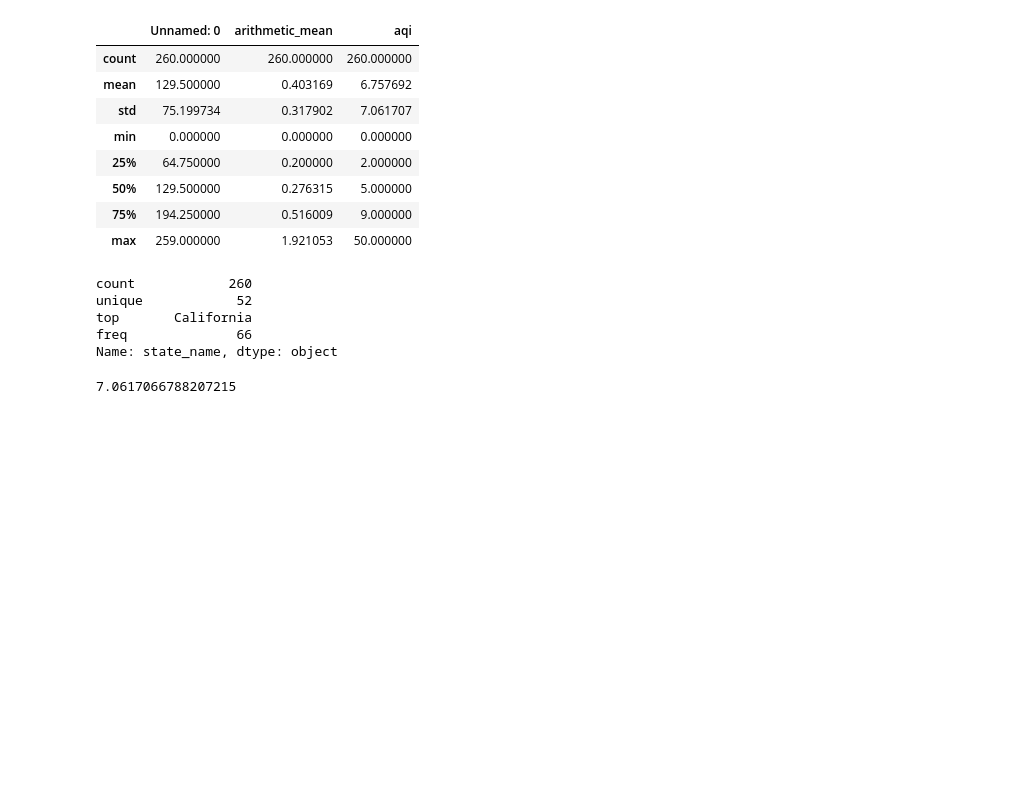
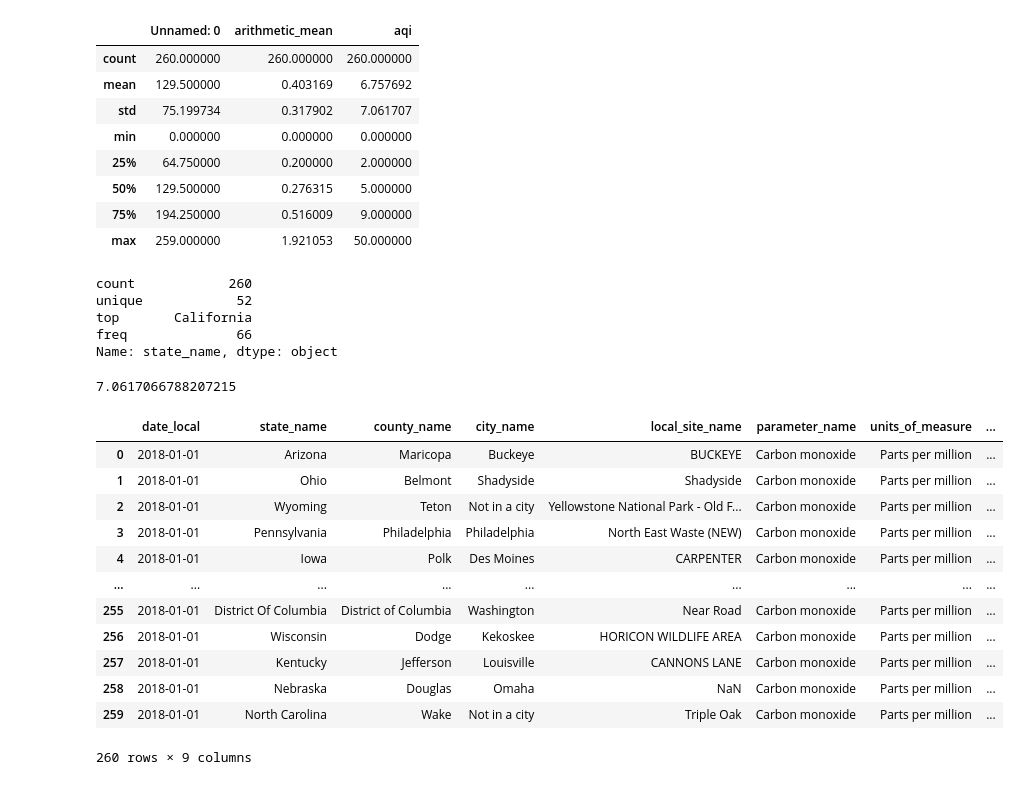
Before and after one commit to OtakuGod0/Data-Science, a Jupyter notebook: Statistics/statistics.ipynb, the cells around one changed output. Cells and saved outputs as stored; diff of their text form; code cells hidden in the pictures; blank space fills up the shorter version.

```diff
--- a/Statistics/statistics.ipynb
+++ b/Statistics/statistics.ipynb
@@ -50,3 +50,24 @@ Name: state_name, dtype: object
 df['aqi'].std()
 # %% [output]
 7.0617066788207215
+# %%
+import pandas as pd
+import numpy as np
+from scipy import stats
+
+df = pd.read_csv("c4_epa_air_quality.csv", index_col = 0)
+df
+# %% [output]
+|  | date_local | state_name | county_name | city_name | local_site_name | parameter_name | units_of_measure | ... |
+| 0 | 2018-01-01 | Arizona | Maricopa | Buckeye | BUCKEYE | Carbon monoxide | Parts per million | ... |
+| 1 | 2018-01-01 | Ohio | Belmont | Shadyside | Shadyside | Carbon monoxide | Parts per million | ... |
+| 2 | 2018-01-01 | Wyoming | Teton | Not in a city | Yellowstone National Park - Old F... | Carbon monoxide | Parts per million | ... |
+| 3 | 2018-01-01 | Pennsylvania | Philadelphia | Philadelphia | North East Waste (NEW) | Carbon monoxide | Parts per million | ... |
+| 4 | 2018-01-01 | Iowa | Polk | Des Moines | CARPENTER | Carbon monoxide | Parts per million | ... |
+| ... | ... | ... | ... | ... | ... | ... | ... | ... |
+| 255 | 2018-01-01 | District Of Columbia | District of Columbia | Washington | Near Road | Carbon monoxide | Parts per million | ... |
+| 256 | 2018-01-01 | Wisconsin | Dodge | Kekoskee | HORICON WILDLIFE AREA | Carbon monoxide | Parts per million | ... |
+| 257 | 2018-01-01 | Kentucky | Jefferson | Louisville | CANNONS LANE | Carbon monoxide | Parts per million | ... |
+| 258 | 2018-01-01 | Nebraska | Douglas | Omaha | NaN | Carbon monoxide | Parts per million | ... |
+| 259 | 2018-01-01 | North Carolina | Wake | Not in a city | Triple Oak | Carbon monoxide | Parts per million | ... |
+260 rows × 9 columns
```
Also changed, not shown: parts of 2 cells of this notebook, 5 other files.
